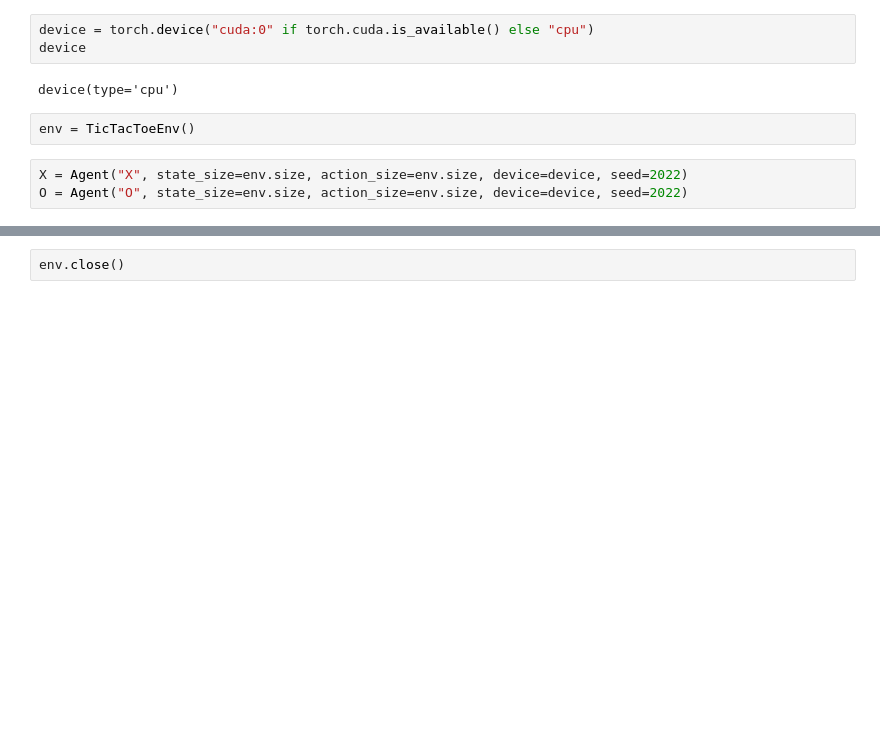
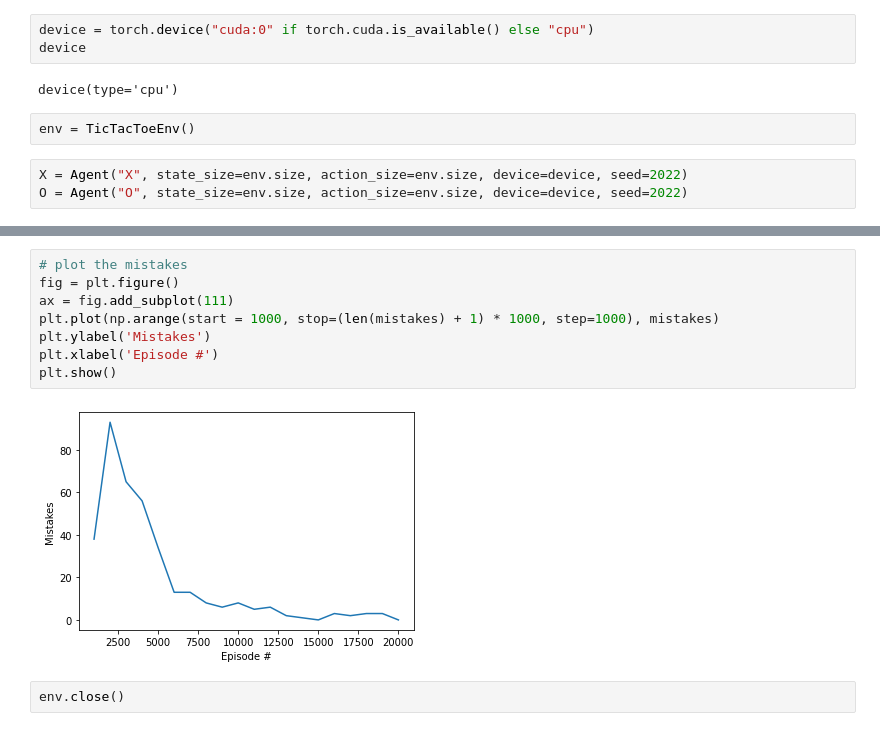
Before and after one commit to rnmourao/drl-tic-tac-toe, a Jupyter notebook: train.ipynb, the cells around one changed output, grey strips where cells are left out. Drawn from its saved outputs; the diff is of its cells as text; blank space fills up the shorter version.

```diff
--- a/train.ipynb
+++ b/train.ipynb
@@ -91,2 +105,12 @@ plt.show()
+# %%
+# plot the mistakes
+fig = plt.figure()
+ax = fig.add_subplot(111)
+plt.plot(np.arange(start = 1000, stop=(len(mistakes) + 1) * 1000, step=1000), mistakes)
+plt.ylabel('Mistakes')
+plt.xlabel('Episode #')
+plt.show()
+# %% [output]
+[figure, added]
 # %%
 env.close()
```
Also changed, not shown: parts of 3 cells of this notebook, 5 other files.
